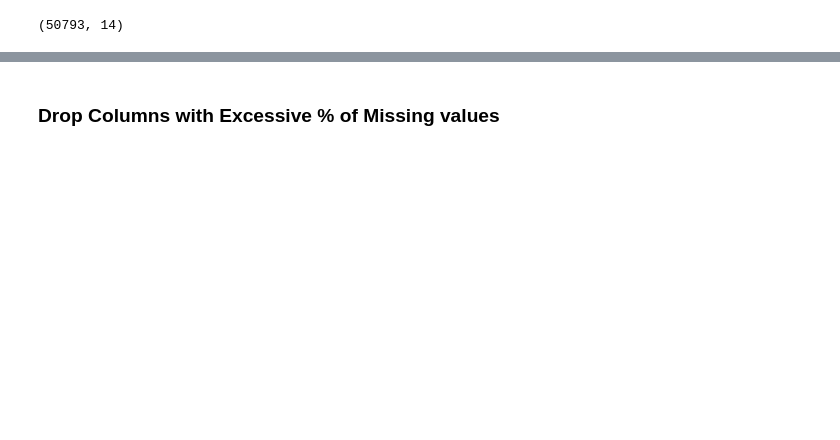
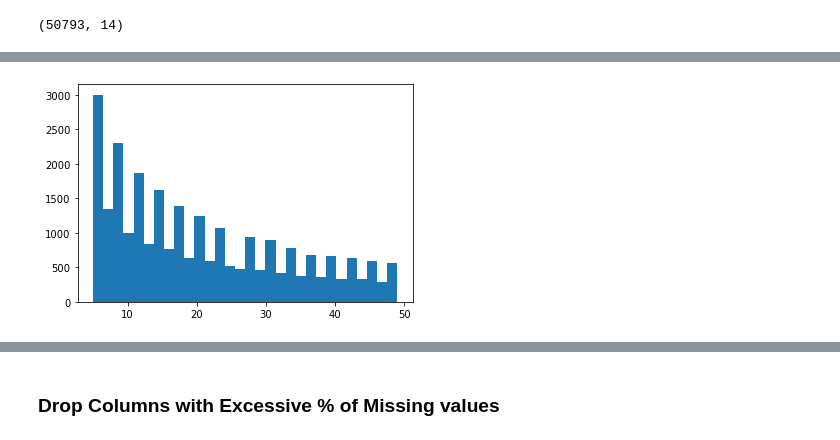
Before and after one commit to allistaircota/rate_my_restaurant, a Jupyter notebook: notebooks/Business Dataset Initial File Processing.ipynb, the cells around one changed output, grey strips where cells are left out. Saved outputs shown, nothing was run; the diff lists cells and outputs as text; code cells hidden in the pictures; blank space fills up the shorter version.

```diff
--- a/notebooks/Business Dataset Initial File Processing.ipynb
+++ b/notebooks/Business Dataset Initial File Processing.ipynb
@@ -132,0 +222,6 @@ memory usage: 22.6+ MB
+# %%
+plt.figure()
+plt.hist(restaurant_df[restaurant_df['review_count'] < 50]['review_count'], bins=30)
+plt.show()
+# %% [output]
+[figure, added]
```
Also changed, not shown: parts of 136 cells of this notebook.
